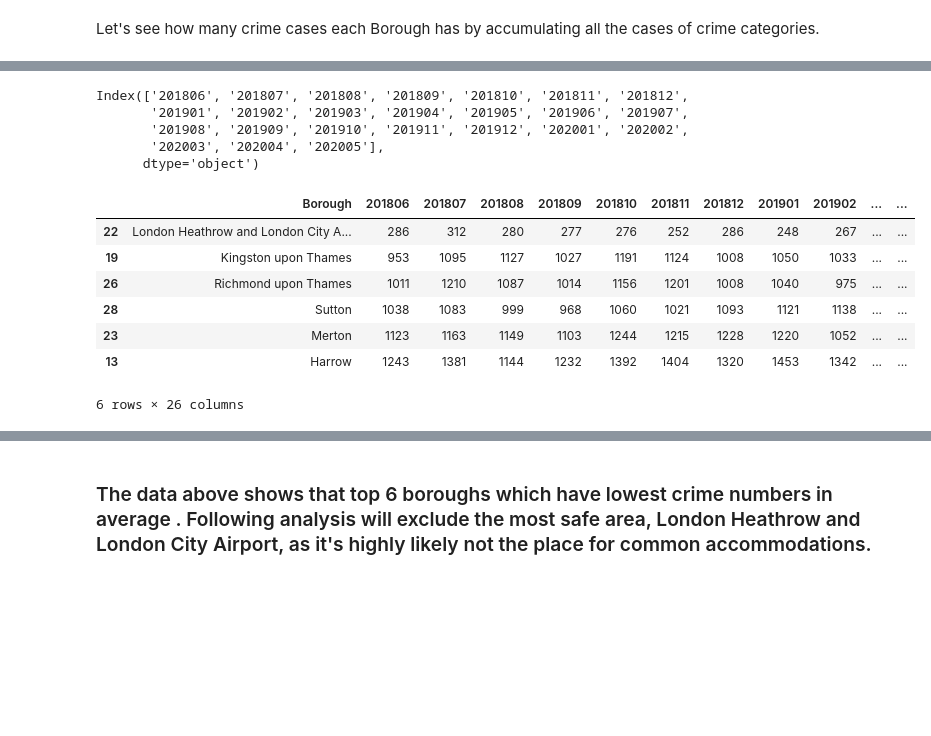
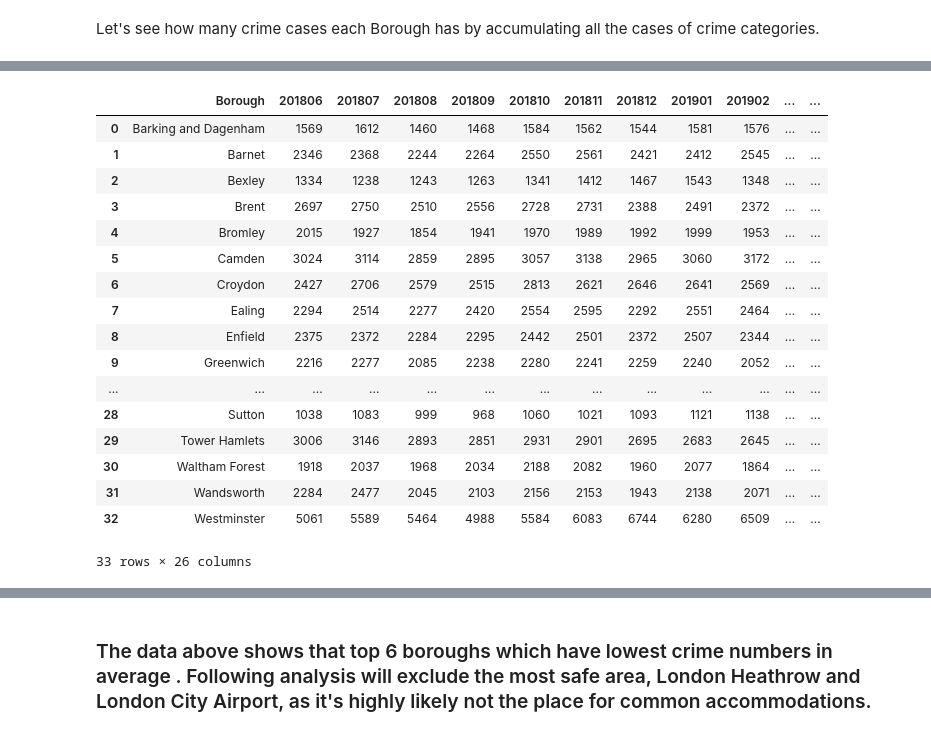
Before and after one commit to RJK99/Coursera_Capstone, a Jupyter notebook: AppliedDataScienceCapstone_A_Data_Journey_to_London_Week5.ipynb, the cells around one changed output, grey strips where cells are left out. Saved outputs shown, nothing was run; the diff lists cells and outputs as text; code cells hidden in the pictures; blank space fills up the shorter version.

```diff
--- a/AppliedDataScienceCapstone_A_Data_Journey_to_London_Week5.ipynb
+++ b/AppliedDataScienceCapstone_A_Data_Journey_to_London_Week5.ipynb
@@ -186,13 +212,3 @@ df_crime_cleaned_
-# %%
-columns_df_crime_cleaned = df_crime_cleaned.columns
-columns_my_ = np.delete(columns_df_crime_cleaned,[0,1])
-columns_my_
-# %% [output]
-Index(['201806', '201807', '201808', '201809', '201810', '201811', '201812',
-       '201901', '201902', '201903', '201904', '201905', '201906', '201907',
-       '201908', '201909', '201910', '201911', '201912', '202001', '202002',
-       '202003', '202004', '202005'],
-      dtype='object')
 # %%
 for k in range(0,df_crime_cleaned_.shape[0]):
     for m in range(len(columns_my_)):
@@ -202,13 +218,23 @@ for k in range(0,df_crime_cleaned_.shape[0]):
 # %%
 df_borough_s = df_borough
 df_borough_s['Ave.'] = df_borough_s[columns_my_].mean(axis=1)
-df_borough_s.sort_values(by=['Ave.'],ascending=True).head(6)
+df_borough_s
 # %% [output]
 |  | Borough | 201806 | 201807 | 201808 | 201809 | 201810 | 201811 | 201812 | 201901 | 201902 | ... | ... |
-| 22 | London Heathrow and London City A... | 286 | 312 | 280 | 277 | 276 | 252 | 286 | 248 | 267 | ... | ... |
-| 19 | Kingston upon Thames | 953 | 1095 | 1127 | 1027 | 1191 | 1124 | 1008 | 1050 | 1033 | ... | ... |
-| 26 | Richmond upon Thames | 1011 | 1210 | 1087 | 1014 | 1156 | 1201 | 1008 | 1040 | 975 | ... | ... |
+| 0 | Barking and Dagenham | 1569 | 1612 | 1460 | 1468 | 1584 | 1562 | 1544 | 1581 | 1576 | ... | ... |
+| 1 | Barnet | 2346 | 2368 | 2244 | 2264 | 2550 | 2561 | 2421 | 2412 | 2545 | ... | ... |
+| 2 | Bexley | 1334 | 1238 | 1243 | 1263 | 1341 | 1412 | 1467 | 1543 | 1348 | ... | ... |
+| 3 | Brent | 2697 | 2750 | 2510 | 2556 | 2728 | 2731 | 2388 | 2491 | 2372 | ... | ... |
+| 4 | Bromley | 2015 | 1927 | 1854 | 1941 | 1970 | 1989 | 1992 | 1999 | 1953 | ... | ... |
+| 5 | Camden | 3024 | 3114 | 2859 | 2895 | 3057 | 3138 | 2965 | 3060 | 3172 | ... | ... |
+| 6 | Croydon | 2427 | 2706 | 2579 | 2515 | 2813 | 2621 | 2646 | 2641 | 2569 | ... | ... |
+| 7 | Ealing | 2294 | 2514 | 2277 | 2420 | 2554 | 2595 | 2292 | 2551 | 2464 | ... | ... |
+| 8 | Enfield | 2375 | 2372 | 2284 | 2295 | 2442 | 2501 | 2372 | 2507 | 2344 | ... | ... |
+| 9 | Greenwich | 2216 | 2277 | 2085 | 2238 | 2280 | 2241 | 2259 | 2240 | 2052 | ... | ... |
+| ... | ... | ... | ... | ... | ... | ... | ... | ... | ... | ... | ... | ... |
 | 28 | Sutton | 1038 | 1083 | 999 | 968 | 1060 | 1021 | 1093 | 1121 | 1138 | ... | ... |
-| 23 | Merton | 1123 | 1163 | 1149 | 1103 | 1244 | 1215 | 1228 | 1220 | 1052 | ... | ... |
-| 13 | Harrow | 1243 | 1381 | 1144 | 1232 | 1392 | 1404 | 1320 | 1453 | 1342 | ... | ... |
+| 29 | Tower Hamlets | 3006 | 3146 | 2893 | 2851 | 2931 | 2901 | 2695 | 2683 | 2645 | ... | ... |
+| 30 | Waltham Forest | 1918 | 2037 | 1968 | 2034 | 2188 | 2082 | 1960 | 2077 | 1864 | ... | ... |
+| 31 | Wandsworth | 2284 | 2477 | 2045 | 2103 | 2156 | 2153 | 1943 | 2138 | 2071 | ... | ... |
+| 32 | Westminster | 5061 | 5589 | 5464 | 4988 | 5584 | 6083 | 6744 | 6280 | 6509 | ... | ... |
-6 rows × 26 columns
+33 rows × 26 columns
```
Also changed, not shown: parts of 66 cells of this notebook.
